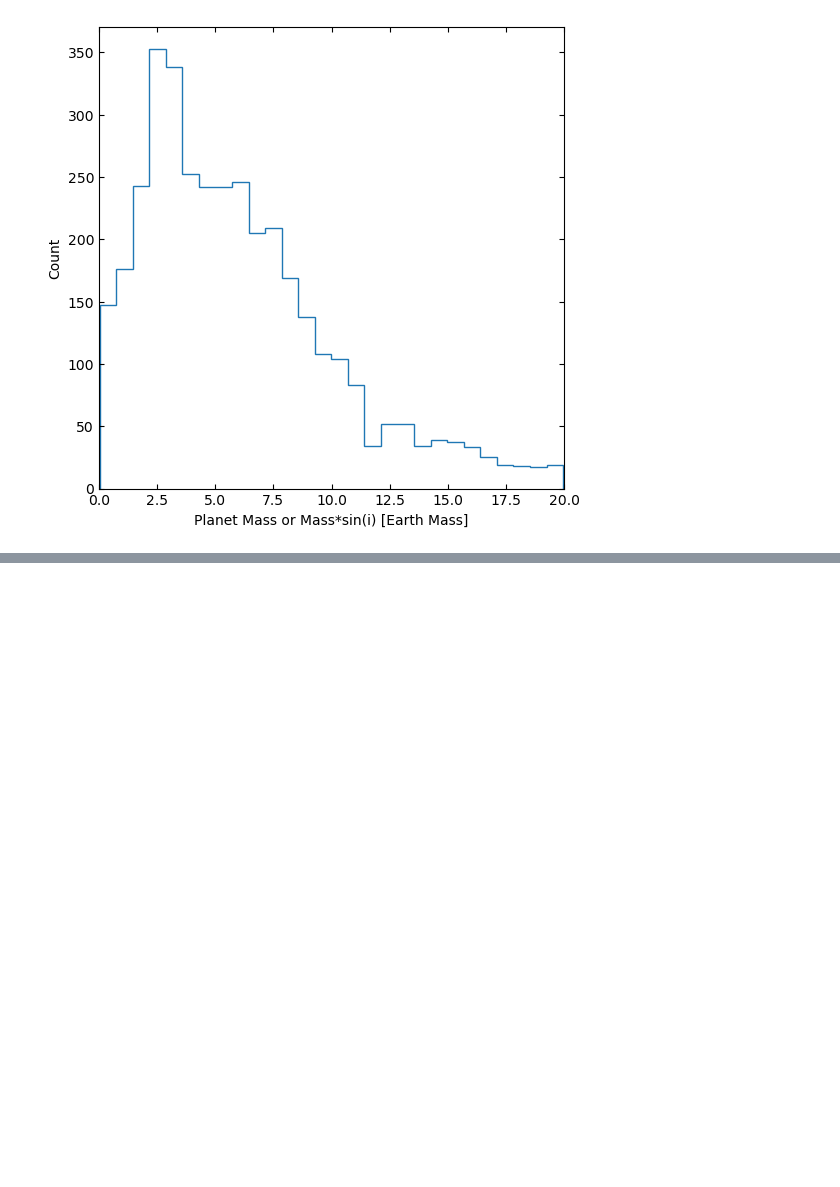
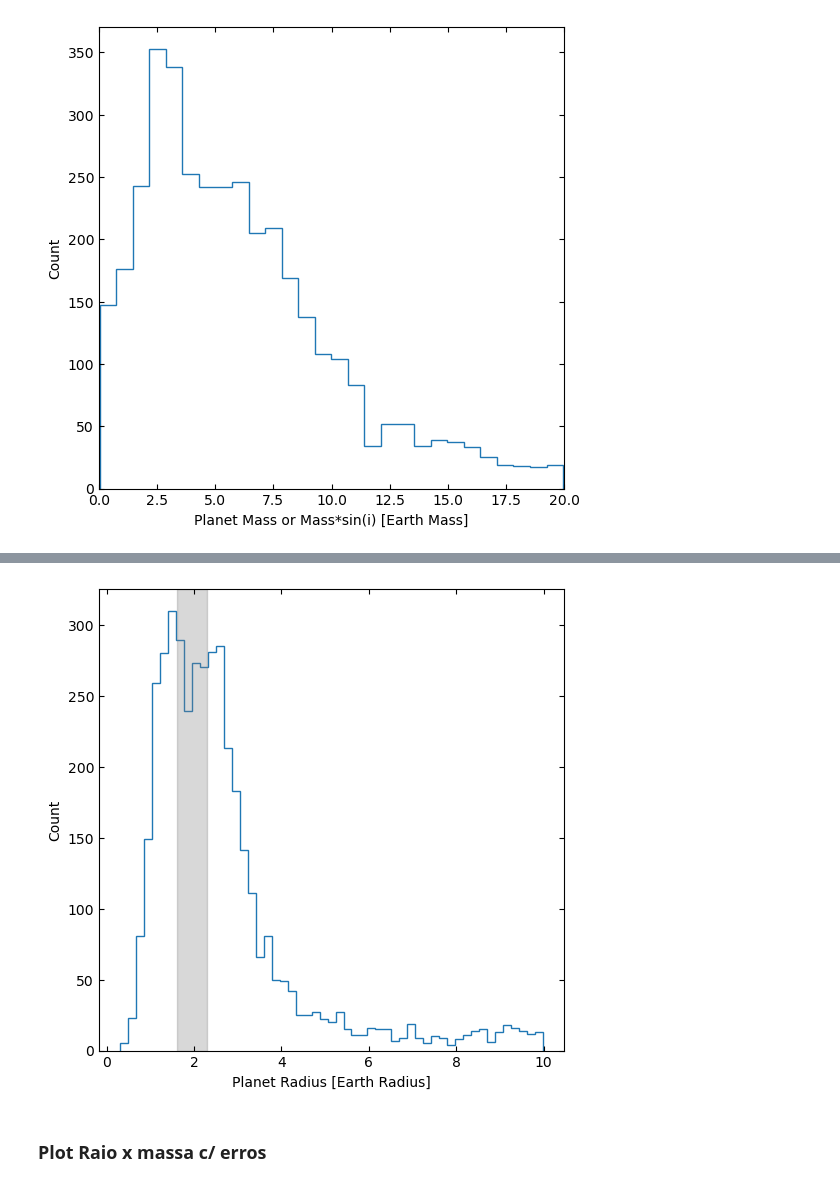
Before and after one commit to ylaksl/Exoplanets-Stats, a Jupyter notebook: exoplanet-stats.ipynb, the cells around one changed output, grey strips where cells are left out. Cells and saved outputs as stored; diff of their text form; code cells hidden in the pictures; blank space fills up the shorter version.

```diff
--- a/exoplanet-stats.ipynb
+++ b/exoplanet-stats.ipynb
@@ -107,0 +133,21 @@ plt.show()
+# %%
+## looking closer to sub-neptunes
+
+num_bins = freedman_diaconis_bins(plot3_2)
+
+## plotando figura
+
+plt.figure(figsize=(6,6))
+h, edges = np.histogram(plot3_2,bins=num_bins)
+plt.stairs(h, edges, label='Simple histogram')
+#plt.xlim(0,20)
+plt.axvspan(1.6, 2.3, alpha=0.3, color='gray')
+plt.tick_params(direction='in', which = 'both', bottom = 1, top =1, left = 1, right = 1)
+
+plt.ylabel('Count')
+plt.xlabel('Planet Radius [Earth Radius]')
+plt.show()
+# %% [output]
+[figure, added]
+# %% [markdown]
+### **Plot Raio x massa c/ erros**
```
Also changed, not shown: parts of 12 cells of this notebook, 3 other files.
